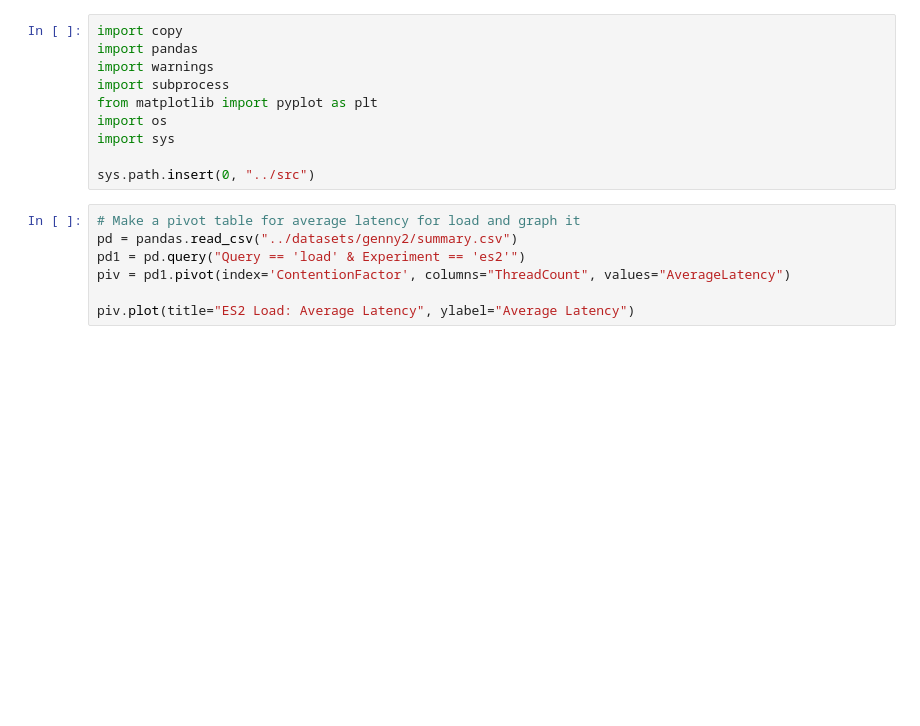
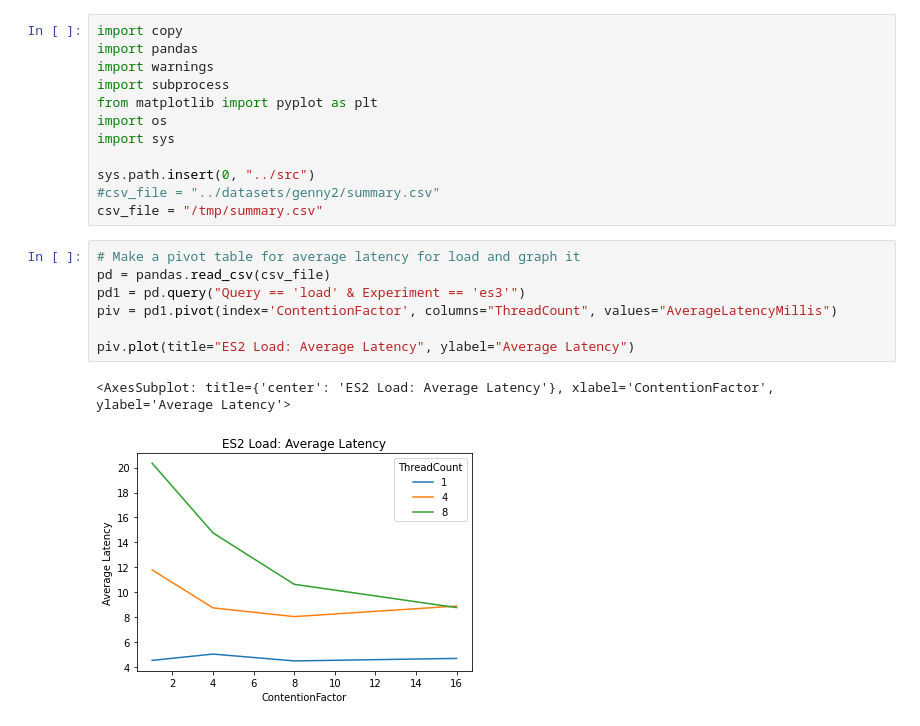
Before and after one commit to spencerjackson/perf_tooling, a Jupyter notebook: notebooks/es_summary_analysis.ipynb, the cells around one changed output. Saved outputs shown, nothing was run; the diff lists cells and outputs as text; blank space fills up the shorter version.

```diff
--- a/notebooks/es_summary_analysis.ipynb
+++ b/notebooks/es_summary_analysis.ipynb
@@ -8,10 +8,15 @@ import os
 import sys
 
 sys.path.insert(0, "../src")
+#csv_file = "../datasets/genny2/summary.csv"
+csv_file = "/tmp/summary.csv"
 # %%
 # Make a pivot table for average latency for load and graph it
-pd = pandas.read_csv("../datasets/genny2/summary.csv")
-pd1 = pd.query("Query == 'load' & Experiment == 'es2'")
-piv = pd1.pivot(index='ContentionFactor', columns="ThreadCount", values="AverageLatency")
+pd = pandas.read_csv(csv_file)
+pd1 = pd.query("Query == 'load' & Experiment == 'es3'")
+piv = pd1.pivot(index='ContentionFactor', columns="ThreadCount", values="AverageLatencyMillis")
 
 piv.plot(title="ES2 Load: Average Latency", ylabel="Average Latency")
+# %% [output]
+<AxesSubplot: title={'center': 'ES2 Load: Average Latency'}, xlabel='ContentionFactor', ylabel='Average Latency'>
+[figure, added]
```
Also changed, not shown: parts of 4 cells of this notebook, 6 other files.
